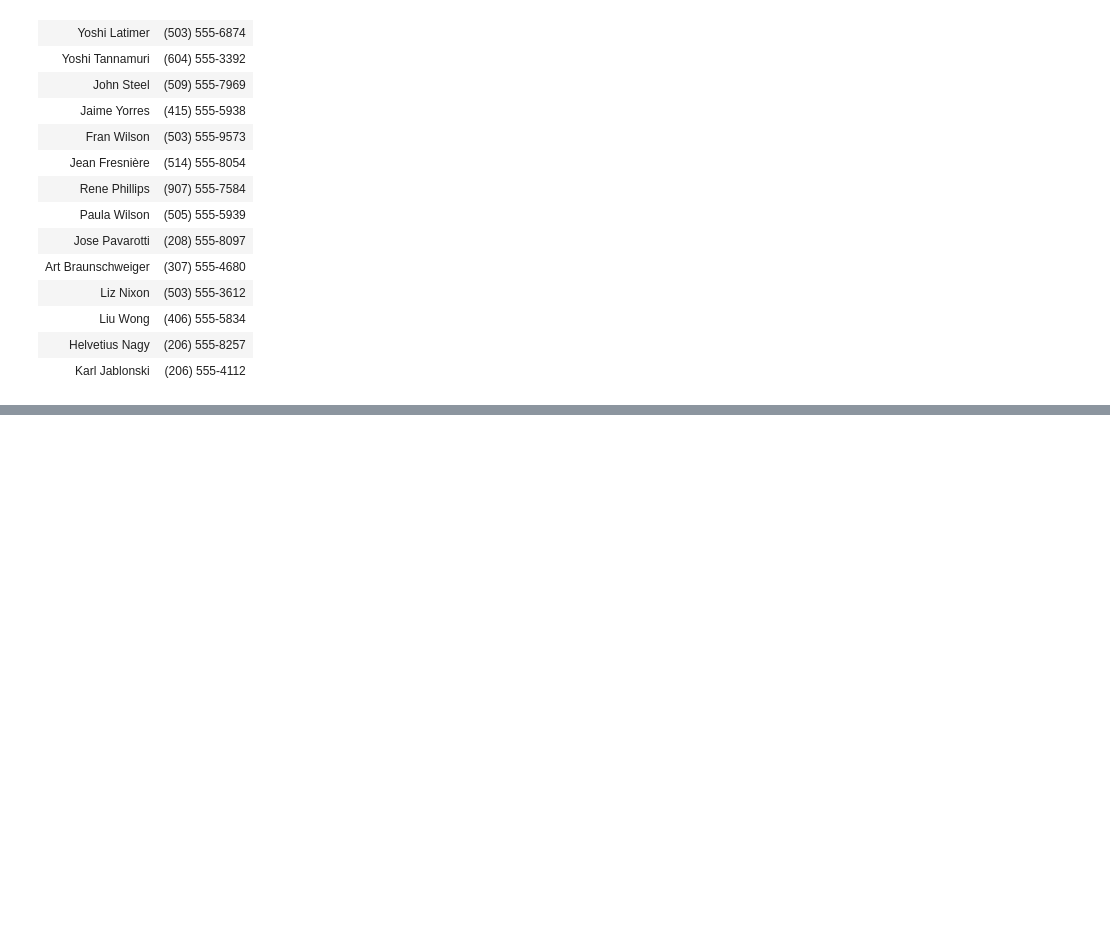
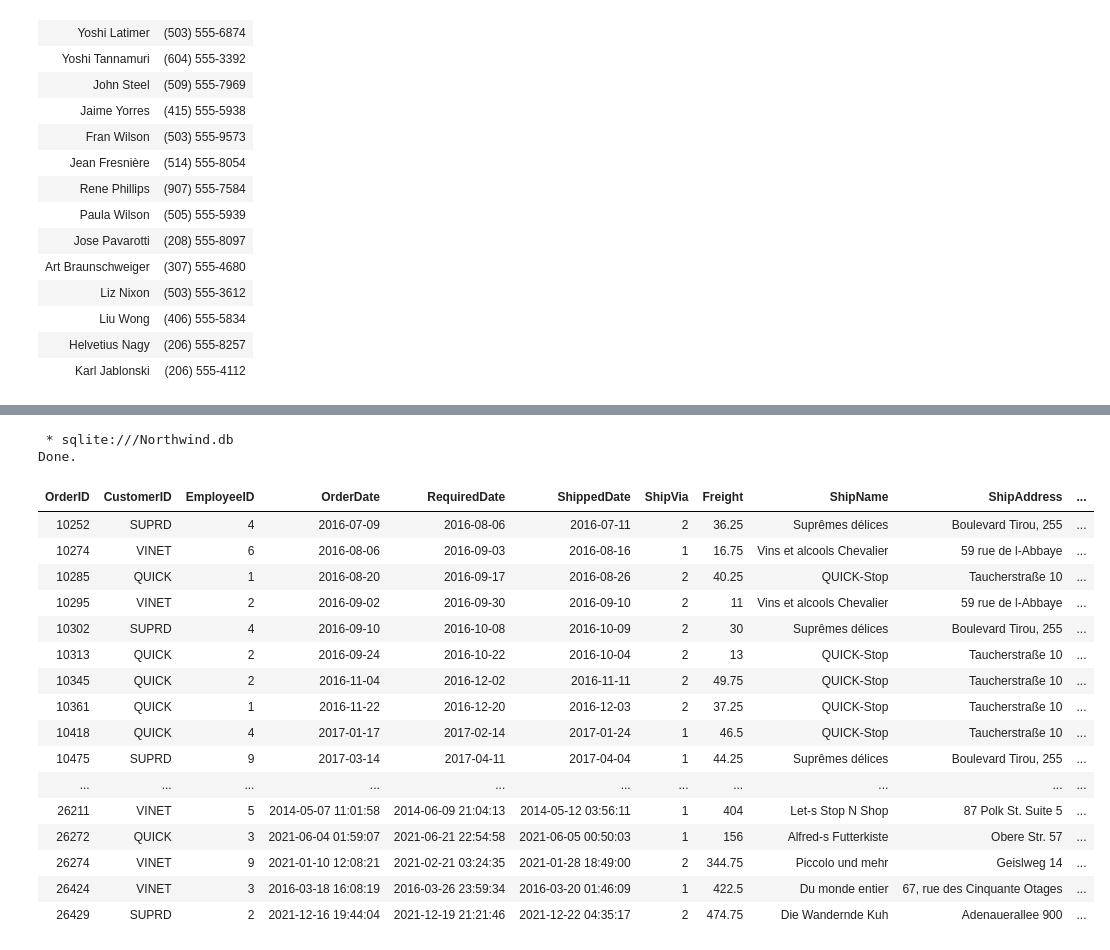
Before and after one commit to RealElvince/Northwind-db-project-using-notebook, a Jupyter notebook: query_in_notebooks[Exercise].ipynb, the cells around one changed output, grey strips where cells are left out. Cells and saved outputs as stored; diff of their text form; code cells hidden in the pictures; blank space fills up the shorter version.

Commit message:
Orders shipped via 1 or 2

```diff
--- a/query_in_notebooks[Exercise].ipynb
+++ b/query_in_notebooks[Exercise].ipynb
@@ -95,0 +99,36 @@ Done.
+# %%
+%%sql
+SELECT
+    *
+FROM
+    orders
+WHERE
+    (CustomerID = "VINET"
+OR
+    CustomerID = "QUICK"
+OR
+    CustomerID = "SUPRD")
+AND
+    (ShipVia = 1
+OR
+    ShipVia = 2);
+# %% [output]
+ * sqlite:///Northwind.db
+Done.
+| OrderID | CustomerID | EmployeeID | OrderDate | RequiredDate | ShippedDate | ShipVia | Freight | ShipName | ShipAddress | ... |
+| 10252 | SUPRD | 4 | 2016-07-09 | 2016-08-06 | 2016-07-11 | 2 | 36.25 | Suprêmes délices | Boulevard Tirou, 255 | ... |
+| 10274 | VINET | 6 | 2016-08-06 | 2016-09-03 | 2016-08-16 | 1 | 16.75 | Vins et alcools Chevalier | 59 rue de l-Abbaye | ... |
+| 10285 | QUICK | 1 | 2016-08-20 | 2016-09-17 | 2016-08-26 | 2 | 40.25 | QUICK-Stop | Taucherstraße 10 | ... |
+| 10295 | VINET | 2 | 2016-09-02 | 2016-09-30 | 2016-09-10 | 2 | 11 | Vins et alcools Chevalier | 59 rue de l-Abbaye | ... |
+| 10302 | SUPRD | 4 | 2016-09-10 | 2016-10-08 | 2016-10-09 | 2 | 30 | Suprêmes délices | Boulevard Tirou, 255 | ... |
+| 10313 | QUICK | 2 | 2016-09-24 | 2016-10-22 | 2016-10-04 | 2 | 13 | QUICK-Stop | Taucherstraße 10 | ... |
+| 10345 | QUICK | 2 | 2016-11-04 | 2016-12-02 | 2016-11-11 | 2 | 49.75 | QUICK-Stop | Taucherstraße 10 | ... |
+| 10361 | QUICK | 1 | 2016-11-22 | 2016-12-20 | 2016-12-03 | 2 | 37.25 | QUICK-Stop | Taucherstraße 10 | ... |
+| 10418 | QUICK | 4 | 2017-01-17 | 2017-02-14 | 2017-01-24 | 1 | 46.5 | QUICK-Stop | Taucherstraße 10 | ... |
+| 10475 | SUPRD | 9 | 2017-03-14 | 2017-04-11 | 2017-04-04 | 1 | 44.25 | Suprêmes délices | Boulevard Tirou, 255 | ... |
+| ... | ... | ... | ... | ... | ... | ... | ... | ... | ... | ... |
+| 26211 | VINET | 5 | 2014-05-07 11:01:58 | 2014-06-09 21:04:13 | 2014-05-12 03:56:11 | 1 | 404 | Let-s Stop N Shop | 87 Polk St. Suite 5 | ... |
+| 26272 | QUICK | 3 | 2021-06-04 01:59:07 | 2021-06-21 22:54:58 | 2021-06-05 00:50:03 | 1 | 156 | Alfred-s Futterkiste | Obere Str. 57 | ... |
+| 26274 | VINET | 9 | 2021-01-10 12:08:21 | 2021-02-21 03:24:35 | 2021-01-28 18:49:00 | 2 | 344.75 | Piccolo und mehr | Geislweg 14 | ... |
+| 26424 | VINET | 3 | 2016-03-18 16:08:19 | 2016-03-26 23:59:34 | 2016-03-20 01:46:09 | 1 | 422.5 | Du monde entier | 67, rue des Cinquante Otages | ... |
+| 26429 | SUPRD | 2 | 2021-12-16 19:44:04 | 2021-12-19 21:21:46 | 2021-12-22 04:35:17 | 2 | 474.75 | Die Wandernde Kuh | Adenauerallee 900 | ... |
```
Also changed, not shown: parts of 1 cell of this notebook.
